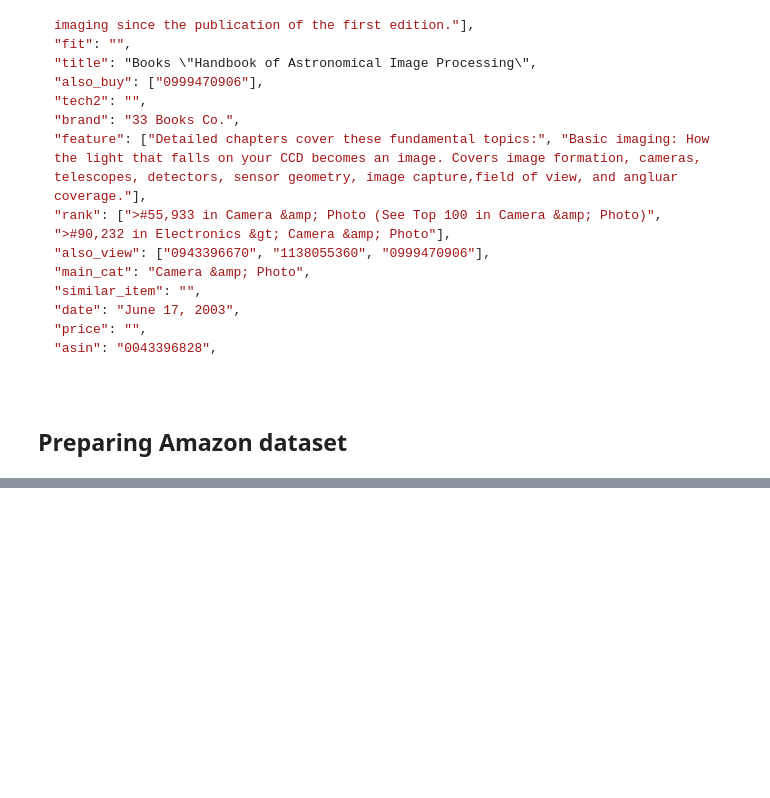
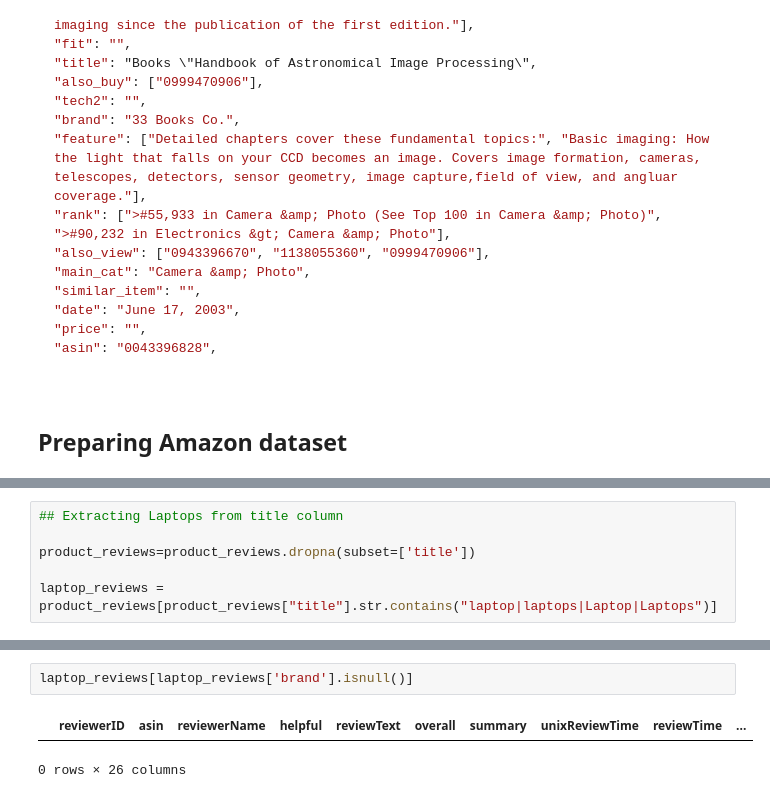
Before and after one commit to KOBeerose/Tech-Gadgets-Recommendation, a Jupyter notebook: Amazon_Dataset_wrangling.ipynb, the cells around one changed output, grey strips where cells are left out. Cells and saved outputs as stored; diff of their text form; blank space fills up the shorter version.

Commit message:
Extracting laptops from products

```diff
--- a/Amazon_Dataset_wrangling.ipynb
+++ b/Amazon_Dataset_wrangling.ipynb
@@ -128,0 +151,6 @@ Total products: (6, 26)
+# %%
+## Extracting Laptops from title column
+
+product_reviews=product_reviews.dropna(subset=['title'])
+
+laptop_reviews = product_reviews[product_reviews["title"].str.contains("laptop|laptops|Laptop|Laptops")]
@@ -128,0 +183,5 @@ Total products: (6, 26)
+# %%
+laptop_reviews[laptop_reviews['brand'].isnull()]
+# %% [output]
+|  | reviewerID | asin | reviewerName | helpful | reviewText | overall | summary | unixReviewTime | reviewTime | ... |
+0 rows × 26 columns
```
Also changed, not shown: parts of 6 cells of this notebook.
